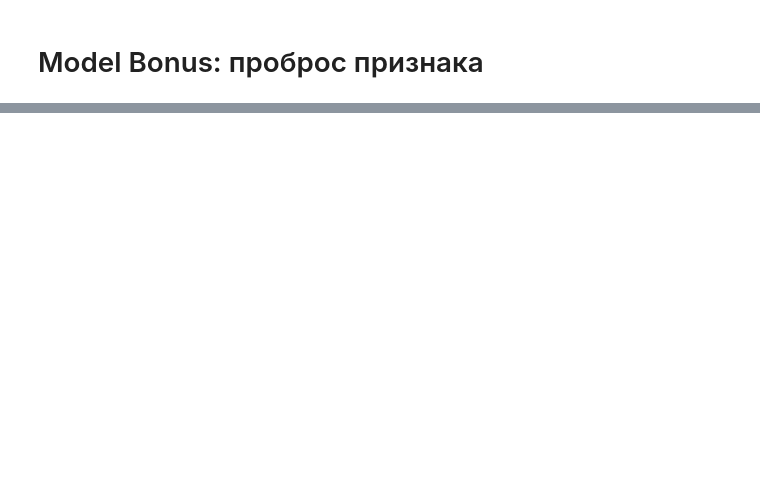
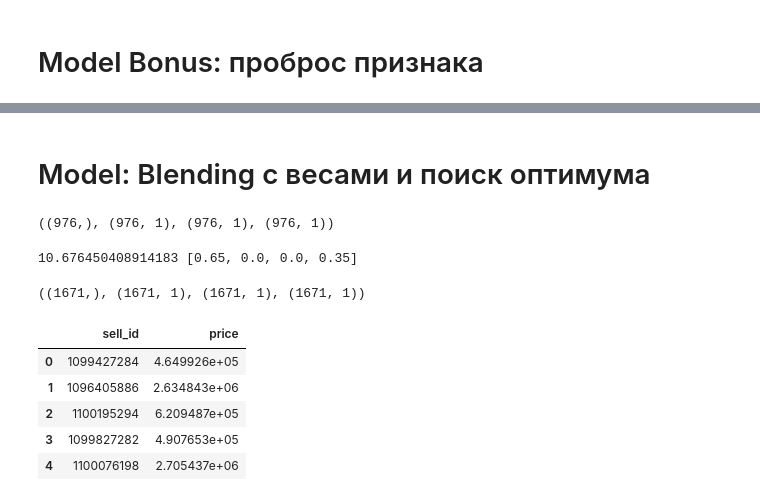
Before and after one commit to alex-sokolov2011/pet-projects, a Jupyter notebook: module_8/kaggle_rds8_Car_Price_prediction_Part2_Sokolov_.ipynb, the cells around one changed output, grey strips where cells are left out. Drawn from its saved outputs; the diff is of its cells as text; code cells hidden in the pictures; blank space fills up the shorter version.

```diff
--- a/module_8/kaggle_rds8_Car_Price_prediction_Part2_Sokolov_.ipynb
+++ b/module_8/kaggle_rds8_Car_Price_prediction_Part2_Sokolov_.ipynb
@@ -1133,0 +1450,56 @@ print(f"TEST mape: {(mape(y_test, test_predict_nn_bonus[:,0]))*100:0.2f}%")
+# %% [markdown]
+# Model: Blending с весами и поиск оптимума
+# %%
+test_predict_catboost.shape, test_predict_nn1.shape, test_predict_nn2.shape, test_predict_nn3.shape
+# %% [output]
+((976,), (976, 1), (976, 1), (976, 1))
+# %%
+min_MAPE = 100.0
+N = 20
+c = round(1/N,3)
+opti_c = []
+for i in range(N):
+    lc1 = round(1 - c*i,2)
+    for j in range(N-i):
+        lc2 = round(lc1- c*j,2)
+        for k in range (N-i-j):
+            lc3 = round(lc2- c*k,2)
+            c1 = c*i
+            c2 = c*j
+            c3 = c*k
+            blend_predict = (c1*test_predict_catboost \
+                           + c2*test_predict_nn1[:,0] \
+                           + c3*test_predict_nn2[:,0] \
+                           + lc3*test_predict_nn3[:,0] )
+            temp_mape = mape(y_test, blend_predict)*100
+            if temp_mape<min_MAPE:
+                min_MAPE = temp_mape
+                opti_c = [c1,c2,c3,lc3]
+print(min_MAPE, opti_c)
+# %% [output]
+10.676450408914183 [0.65, 0.0, 0.0, 0.35]
+# %%
+sub_predict_catboost.shape, sub_predict_nn1.shape, sub_predict_nn2.shape, sub_predict_nn3.shape
+# %% [output]
+((1671,), (1671, 1), (1671, 1), (1671, 1))
+# %%
+c1 = opti_c[0]
+c2 = opti_c[1]
+c3 = opti_c[2]
+lc3 = opti_c[3]
+blend_sub_predict = (c1*sub_predict_catboost \
+                   + c2*sub_predict_nn1[:,0] \
+                   + c3*sub_predict_nn2[:,0] \
+                   + lc3*sub_predict_nn3[:,0])
+
+sample_submission['price'] = blend_sub_predict
+sample_submission.to_csv('blend_submission2.csv', index=False)
+# %%
+sample_submission.head()
+# %% [output]
+|  | sell_id | price |
+| 0 | 1099427284 | 4.649926e+05 |
+| 1 | 1096405886 | 2.634843e+06 |
+| 2 | 1100195294 | 6.209487e+05 |
+| 3 | 1099827282 | 4.907653e+05 |
+| 4 | 1100076198 | 2.705437e+06 |
```
Also changed, not shown: parts of 56 cells of this notebook.
